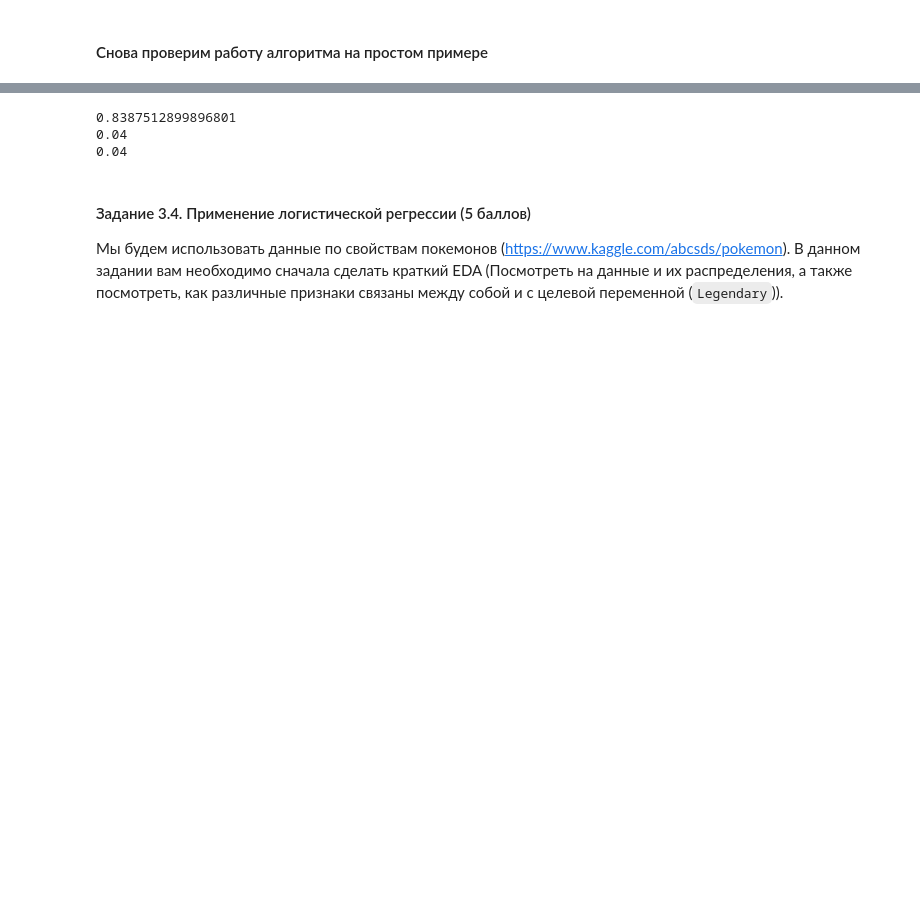
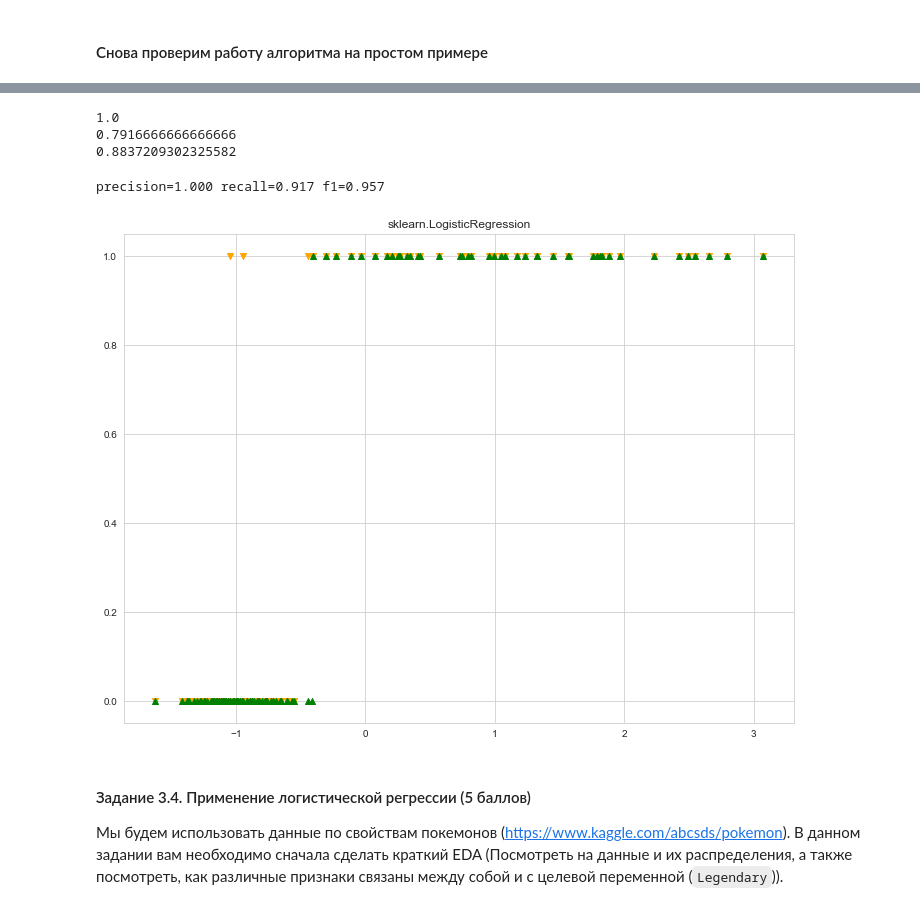
Before and after one commit to Tatiana-kik/BI_ML_2021, a Jupyter notebook: lesson_2_linmodels_GD/homework/Linear_models.ipynb, the cells around one changed output, grey strips where cells are left out. Drawn from its saved outputs; the diff is of its cells as text; code cells hidden in the pictures; blank space fills up the shorter version.

```diff
--- a/lesson_2_linmodels_GD/homework/Linear_models.ipynb
+++ b/lesson_2_linmodels_GD/homework/Linear_models.ipynb
@@ -718,16 +719,29 @@ plt.scatter(x_test, y_pred, marker = '^', c = 'green');
 # %%
-# R2 score:
-print(r2_score(y_test, y_pred))
+# Precision score:
+print(precision_score(y_test, y_pred))
 
-# MSE:
-print(mean_squared_error(y_test, y_pred))
+# Recall score:
+print(recall_score(y_test, y_pred))
 
-# MAE:
-print(mean_absolute_error(y_test, y_pred))
+# F1 score:
+print(f1_score(y_test, y_pred))
 # %% [output]
-0.8387512899896801
-0.04
-0.04
+1.0
+0.7916666666666666
+0.8837209302325582
+# %%
+# Check our model with sklearn
+clf = LogisticRegression(random_state=0).fit(x_train, y_train)
+
+plt.scatter(x_test, y_test, color="orange", marker='v')
+plt.scatter(x_test, clf.predict(x_test), color="green", marker='^')
+plt.title('sklearn.LogisticRegression');
+
+score_args = (y_test, clf.predict(x_test))
+print(f"precision={precision_score(*score_args):.3f} recall={recall_score(*score_args):.3f} f1={f1_score(*score_args):.3f}")
+# %% [output]
+precision=1.000 recall=0.917 f1=0.957
+[figure, added]
 # %% [markdown]
 #### Задание 3.4. Применение логистической регрессии (5 баллов)
 
```
Also changed, not shown: parts of 55 cells of this notebook.
